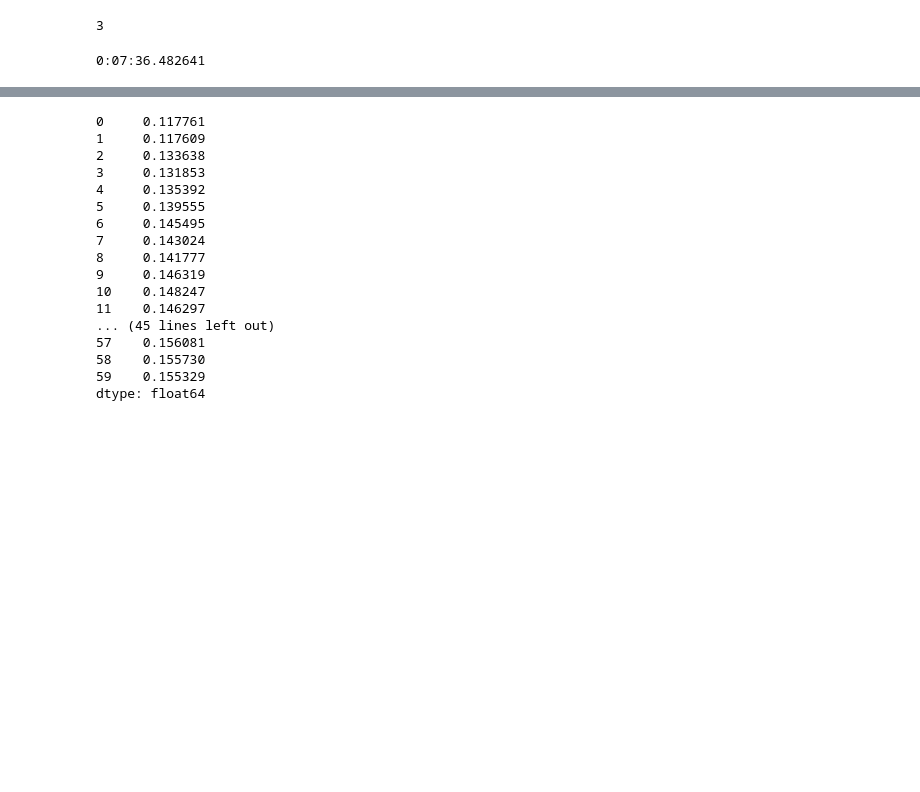
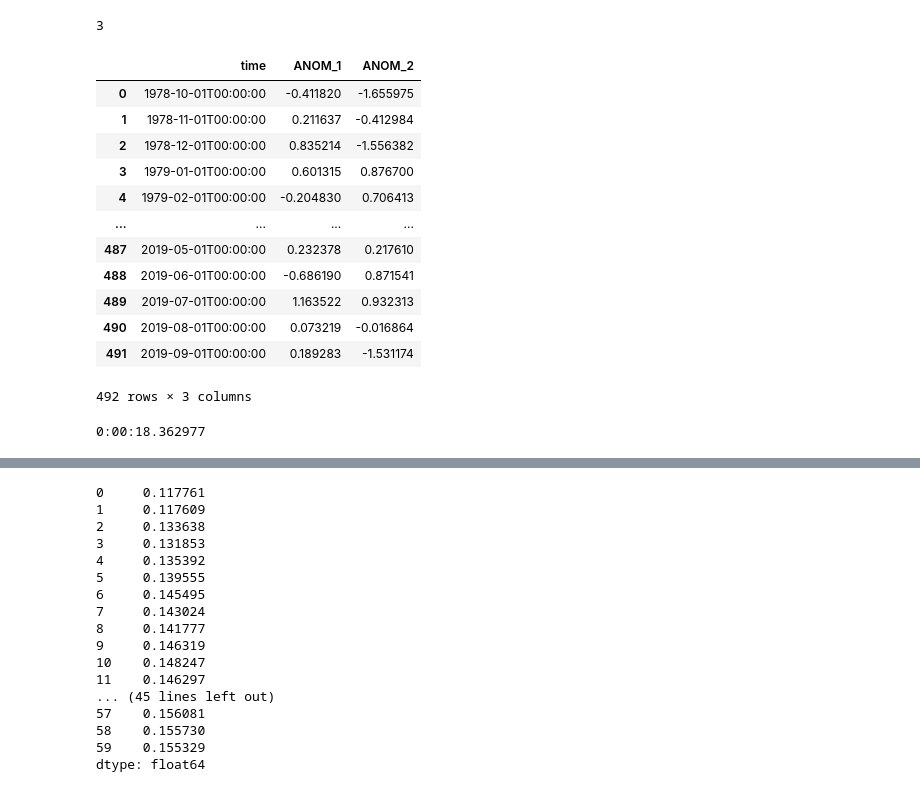
Before and after one commit to heyjoekim/causal_snow_proj, a Jupyter notebook: analysis/analysis_part2.ipynb, the cells around one changed output, grey strips where cells are left out. Saved outputs shown, nothing was run; the diff lists cells and outputs as text; code cells hidden in the pictures; blank space fills up the shorter version.

```diff
--- a/analysis/analysis_part2.ipynb
+++ b/analysis/analysis_part2.ipynb
@@ -217 +231,17 @@ surrogate = SurrogateData(df, column='sst', method='seasonal', numSurrogates=50)
+# %%
+surrogate
+# %% [output]
+|  | time | ANOM_1 | ANOM_2 |
+| 0 | 1978-10-01T00:00:00 | -0.411820 | -1.655975 |
+| 1 | 1978-11-01T00:00:00 | 0.211637 | -0.412984 |
+| 2 | 1978-12-01T00:00:00 | 0.835214 | -1.556382 |
+| 3 | 1979-01-01T00:00:00 | 0.601315 | 0.876700 |
+| 4 | 1979-02-01T00:00:00 | -0.204830 | 0.706413 |
+| ... | ... | ... | ... |
+| 487 | 2019-05-01T00:00:00 | 0.232378 | 0.217610 |
+| 488 | 2019-06-01T00:00:00 | -0.686190 | 0.871541 |
+| 489 | 2019-07-01T00:00:00 | 1.163522 | 0.932313 |
+| 490 | 2019-08-01T00:00:00 | 0.073219 | -0.016864 |
+| 491 | 2019-09-01T00:00:00 | 0.189283 | -1.531174 |
+492 rows × 3 columns
 # %%
@@ -226,14 +256,14 @@ maxN = L - (E+1)
 
 ccm_surr = pd.DataFrame()
 # look at orange line!
-for i in range(50):
+for i in range(2):
     test = CCM(dataFrame=surrogate,
                           E = int(E),
                           seed=30,
                           tau=-1,
                           embedded=False,
-                          target=['sst_{}'.format(i+1)],
-                          columns='swe_level2',
+                          target=['ANOM_{}'.format(i+1)],
+                          columns='swe',
                           libSizes=[15,maxN-1,8],
                           sample=100)
     ccm_surr = pd.concat([ccm_surr, test], axis=1)
@@ -242,4 +272,4 @@ elapsed = datetime.now() - start
 
 print(elapsed)
 # %% [output]
-0:07:36.482641
+0:00:18.362977
```
Also changed, not shown: parts of 5 cells of this notebook, 3 other files.
